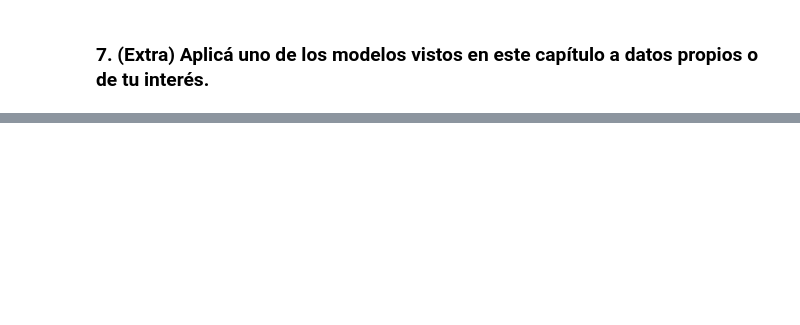
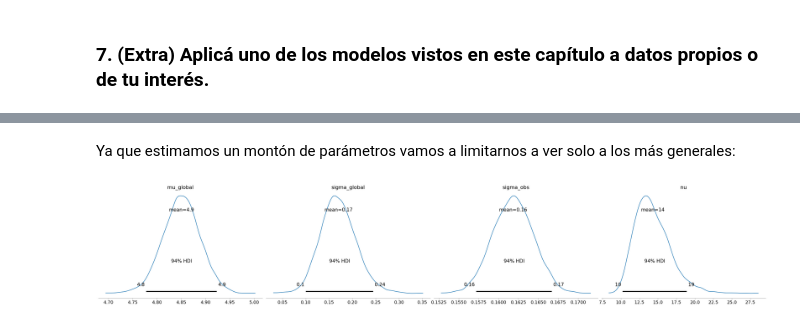
Before and after one commit to Gerardo1909/EEI2_ejercicios, a Jupyter notebook: ejercicios/modulo3.ipynb, the cells around one changed output, grey strips where cells are left out. Saved outputs shown, nothing was run; the diff lists cells and outputs as text; code cells hidden in the pictures; blank space fills up the shorter version.

```diff
--- a/ejercicios/modulo3.ipynb
+++ b/ejercicios/modulo3.ipynb
@@ -37,0 +714,9 @@ os.environ["PATH"] += os.pathsep + 'C:/Program Files/Graphviz/bin/'
+# %%
+with modelo_salarios_jerarquico:
+    idata_salarios = pm.sample(
+        draws=2000,
+        tune=1000,
+        chains=4,
+        target_accept=0.95,
+        random_seed=42
+    )
@@ -37,0 +726,8 @@ os.environ["PATH"] += os.pathsep + 'C:/Program Files/Graphviz/bin/'
+# %% [markdown]
+Ya que estimamos un montón de parámetros vamos a limitarnos a ver solo a los más generales:
+# %%
+az.plot_posterior(idata_salarios, var_names=["mu_global", "sigma_global", "sigma_obs", "nu"])
+plt.tight_layout()
+plt.show()
+# %% [output]
+[figure, added]
```
Also changed, not shown: parts of 53 cells of this notebook, 3 other files.
